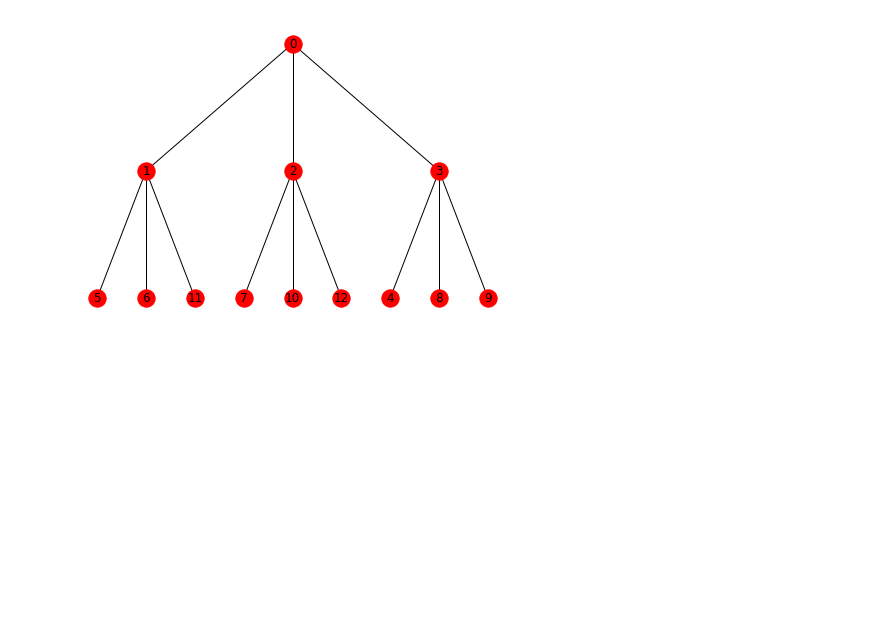
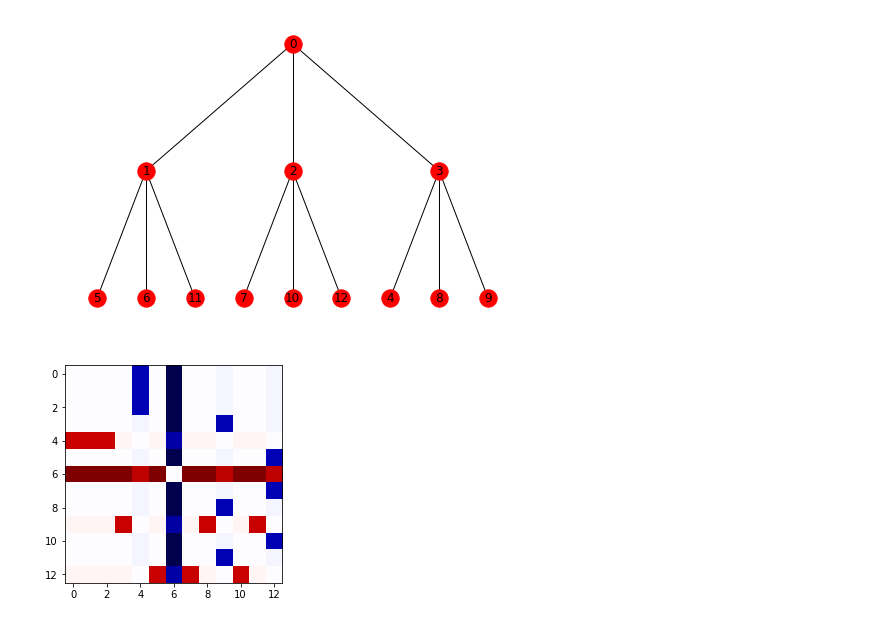
Before and after one commit to aleveren/ucsd-research, a Jupyter notebook: simple-hier-topic-model/topic_cooccurrence.ipynb, the cells around one changed output. Saved outputs shown, nothing was run; the diff lists cells and outputs as text; code cells hidden in the pictures; blank space fills up the shorter version.

```diff
--- a/simple-hier-topic-model/topic_cooccurrence.ipynb
+++ b/simple-hier-topic-model/topic_cooccurrence.ipynb
@@ -444,3 +444,31 @@ ttt = extract_tree(zzz, branching_factors=[3,3])
 nx.draw(ttt, pos=bfs_layout(ttt, sources=[ttt.graph["root"]]), with_labels=True)
 # %% [output]
 [figure]
+# %%
+def cond_discrep(X, triu=False, cutoff=None, top_k=None):
+    Xcond = X / X.sum(axis=0, keepdims=True)
+    Y = Xcond - Xcond.T
+    if cutoff is not None:
+        Y[Y < cutoff] = 0
+    elif top_k is not None:
+        cutoff = np.partition(Y.flatten(), -top_k)[-top_k]
+        Y[Y < cutoff] = 0
+    if triu:
+        Y = np.triu(Y)
+    return Y
+
+def imshow_symmetric(X, ax=None, v=None, cmap='seismic'):
+    if v is None:
+        v = np.max(np.abs(X))
+    if ax is None:
+        fig, ax = plt.subplots()
+    ax.imshow(X, vmin=-v, vmax=v, cmap=cmap)
+    #ax.axis('off')
+
+def viz(X, ax=None, v=None, cmap='seismic', **kwargs):
+    Y = cond_discrep(X, **kwargs)
+    imshow_symmetric(Y, ax=ax, v=v, cmap=cmap)
+# %%
+viz(temp_R)
+# %% [output]
+[figure, added]
```
Also changed, not shown: parts of 8 cells of this notebook.
